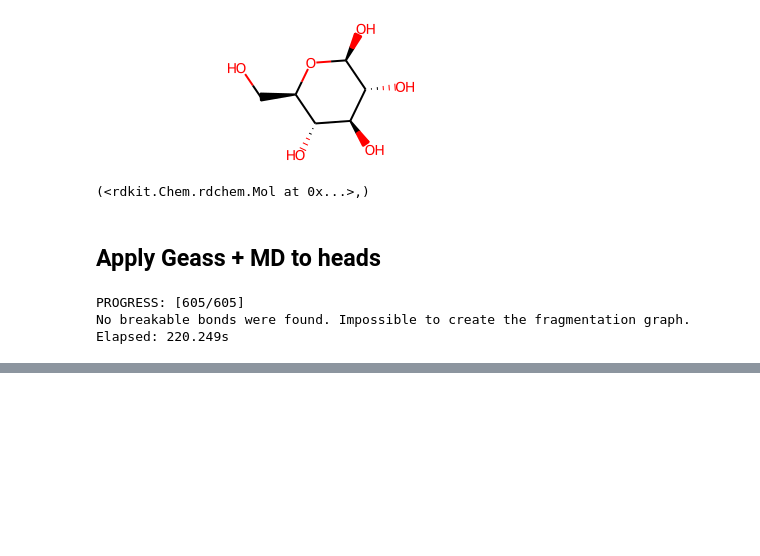
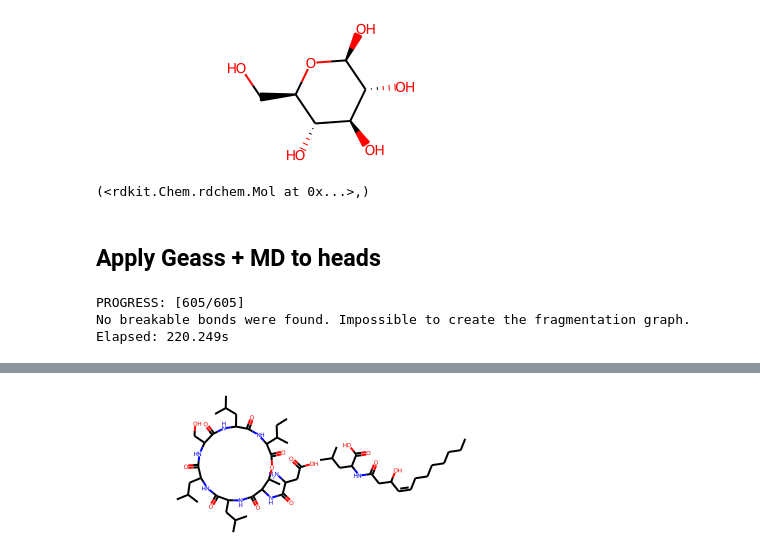
Before and after one commit to mattialpg/geass, a Jupyter notebook: old/08 - Inverse RunReactants.ipynb, the cells around one changed output, grey strips where cells are left out. Cells and saved outputs as stored; diff of their text form; code cells hidden in the pictures; blank space fills up the shorter version.

```diff
--- a/old/08 - Inverse RunReactants.ipynb
+++ b/old/08 - Inverse RunReactants.ipynb
@@ -280,0 +461,8 @@ Elapsed: 220.249s
+# %%
+rxn_aux = REACTIONS['amideR']
+mol_aux = mols[indexer_original_mols.index('BS_0792')]
+products_aux_0792 = rxn_aux.RunReactants((mol_aux,))
+# %%
+products_aux_0792[1][0]
+# %% [output]
+[figure, added]
```
Also changed, not shown: parts of 51 cells of this notebook, 9 other files.
